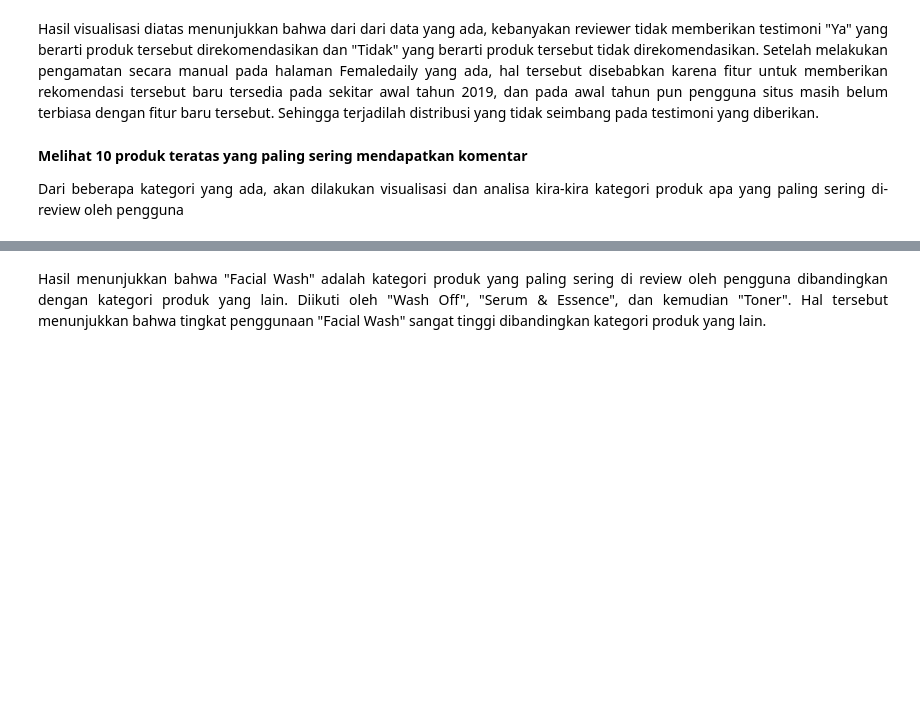
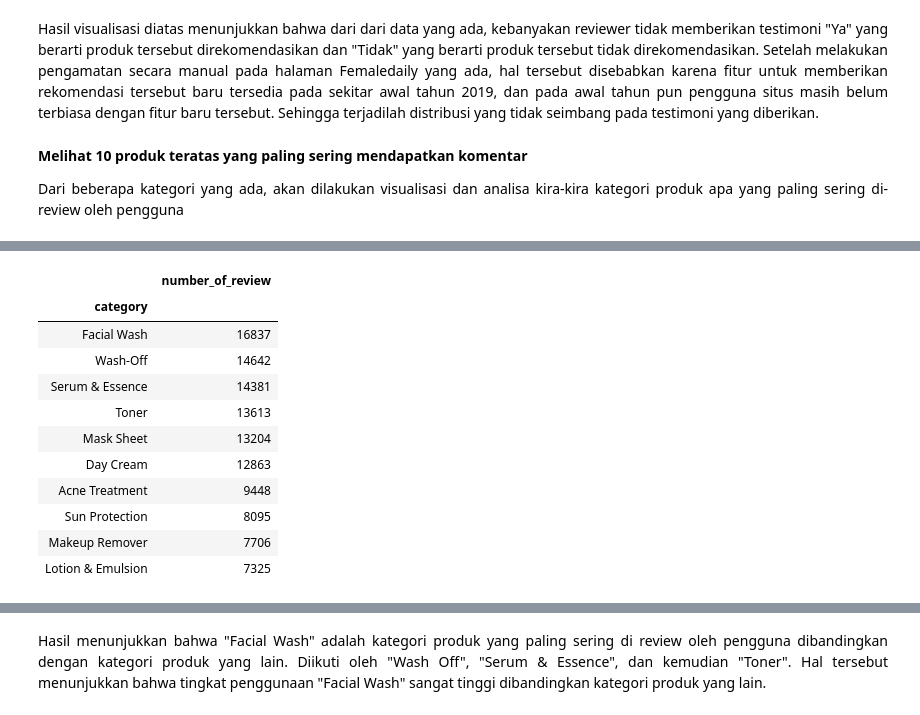
Before and after one commit to Litaa/scraping_and_analyzing_femaledaily_website, a Jupyter notebook: web_scraping_femaledaily.ipynb, the cells around one changed output, grey strips where cells are left out. Drawn from its saved outputs; the diff is of its cells as text; code cells hidden in the pictures; blank space fills up the shorter version.

```diff
--- a/web_scraping_femaledaily.ipynb
+++ b/web_scraping_femaledaily.ipynb
@@ -422,0 +428,16 @@ top_10_categories
+# %%
+top_10_categories.set_index('category', inplace=True)
+top_10_categories
+# %% [output]
+|  | number_of_review |
+| category |  |
+| Facial Wash | 16837 |
+| Wash-Off | 14642 |
+| Serum & Essence | 14381 |
+| Toner | 13613 |
+| Mask Sheet | 13204 |
+| Day Cream | 12863 |
+| Acne Treatment | 9448 |
+| Sun Protection | 8095 |
+| Makeup Remover | 7706 |
+| Lotion & Emulsion | 7325 |
```
Also changed, not shown: parts of 11 cells of this notebook.
